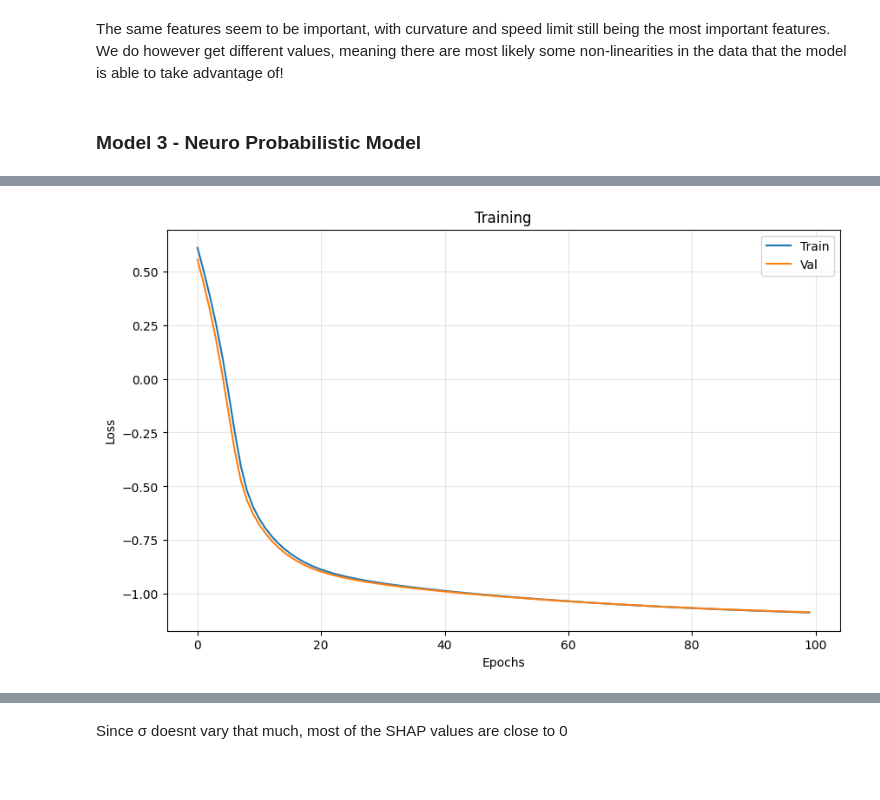
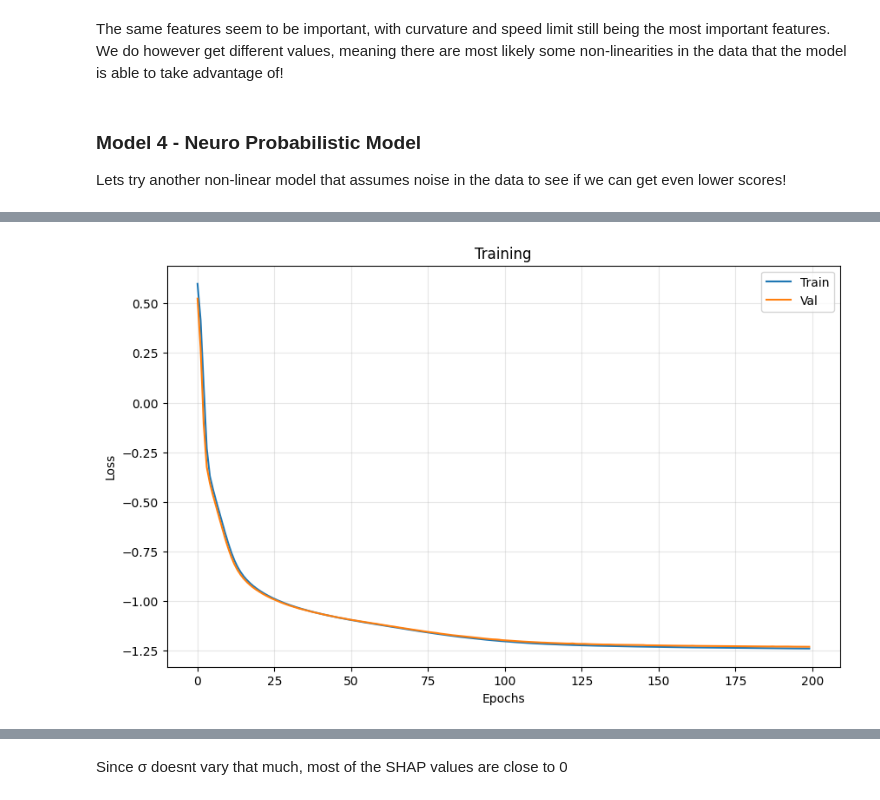
Before and after one commit to RandomNoobster/Predicting-Road-Accident-Risk, a Jupyter notebook: main.ipynb, the cells around one changed output, grey strips where cells are left out. Drawn from its saved outputs; the diff is of its cells as text; code cells hidden in the pictures.

Commit message:
Improved models and wrote summary

```diff
--- a/main.ipynb
+++ b/main.ipynb
@@ -491,10 +475,12 @@ explain_model_with_shap(XGBoost.model, shap_data, model_type="tree")
 # %% [markdown]
 The same features seem to be important, with curvature and speed limit still being the most important features. We do however get different values, meaning there are most likely some non-linearities in the data that the model is able to take advantage of!
 # %% [markdown]
-### Model 3 - Neuro Probabilistic Model
+### Model 4 - Neuro Probabilistic Model
+
+Lets try another non-linear model that assumes noise in the data to see if we can get even lower scores!
 # %%
 NeuroModel = NeuroProbabilisticModel()
-history_neuro = NeuroModel.fit(X_train_imp, Y_train, epochs=100, validation_data=(X_val_imp, Y_val))
+history_neuro = NeuroModel.fit(X_train_imp, Y_train, validation_data=(X_val_imp, Y_val))
 
 plot_learning_curves_neuro(history_neuro)
 # %% [output]
@@ -518,4 +504,4 @@ Epoch 100/100
-[figure, old version]
+[figure, new version]
 # %%
 Y_predictions_neuro = NeuroModel.predict(X_test_imp)
 
```
Also changed, not shown: parts of 52 cells of this notebook, 2 other files.
